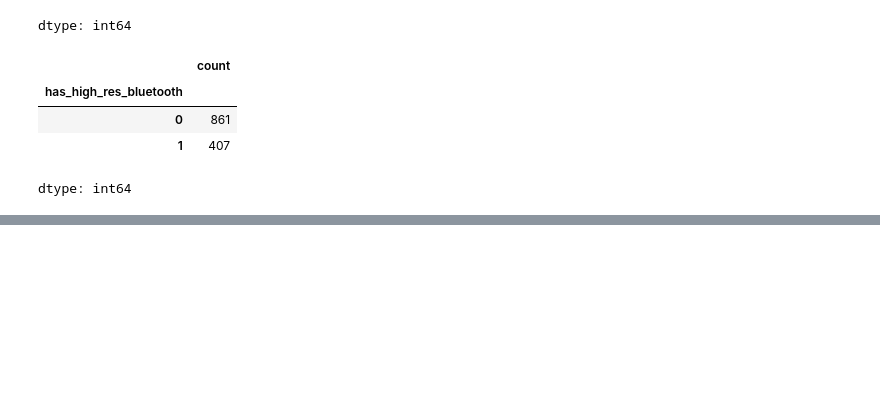
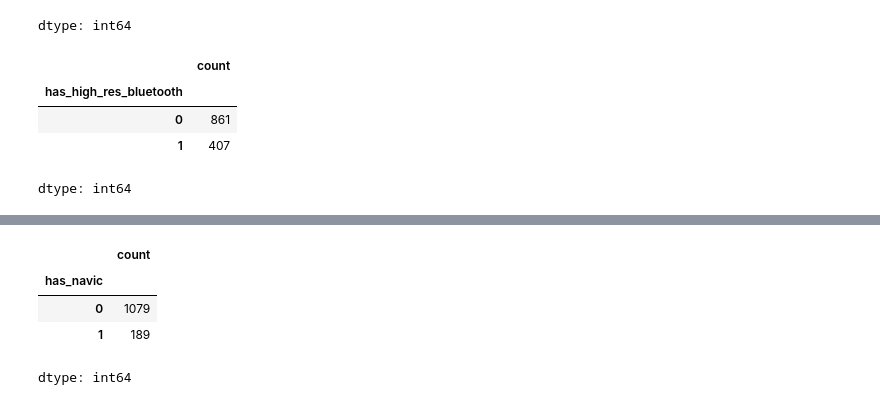
Before and after one commit to rajeshxdatascience/smartphone-recommender-system, a Jupyter notebook: SpecLens_AI_Data_Engineering.ipynb, the cells around one changed output, grey strips where cells are left out. Saved outputs shown, nothing was run; the diff lists cells and outputs as text; code cells hidden in the pictures; blank space fills up the shorter version.

```diff
--- a/SpecLens_AI_Data_Engineering.ipynb
+++ b/SpecLens_AI_Data_Engineering.ipynb
@@ -5147,0 +5181,8 @@ dtype: int64
+# %%
+df['has_navic'].value_counts()
+# %% [output]
+|  | count |
+| has_navic |  |
+| 0 | 1079 |
+| 1 | 189 |
+dtype: int64
```
Also changed, not shown: parts of 6 cells of this notebook.
